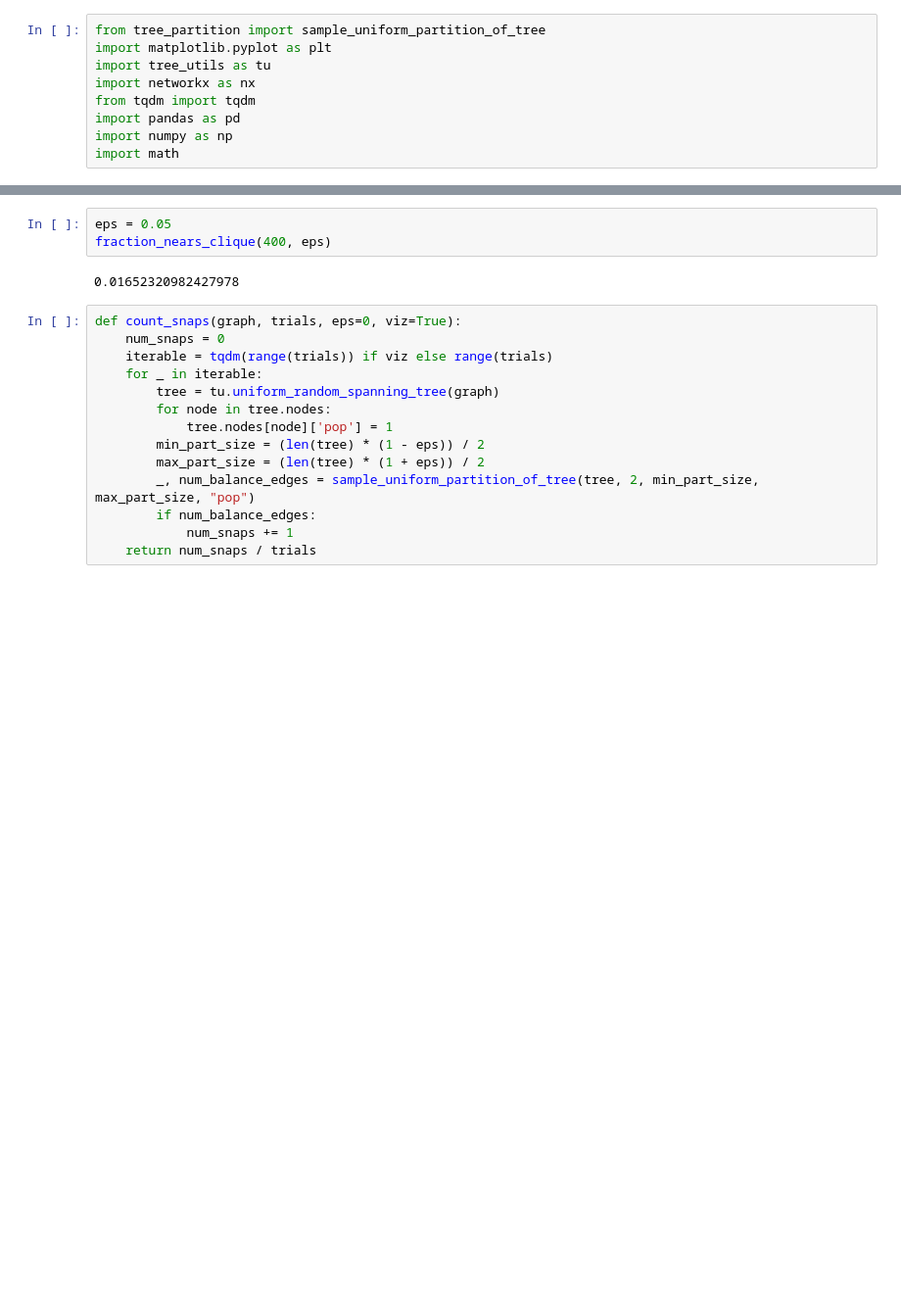
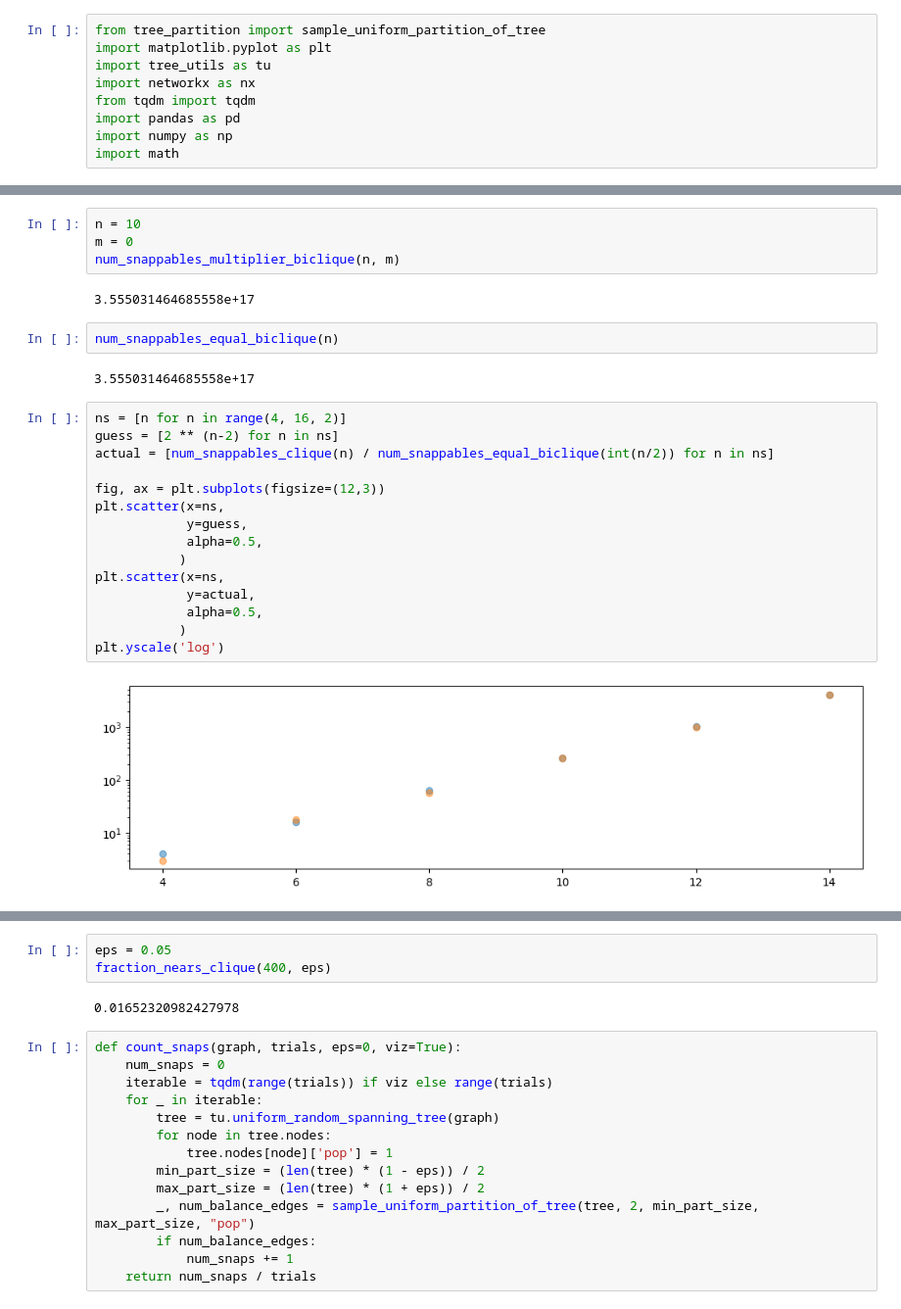
Before and after one commit to gabeschoenbach/snappable, a Jupyter notebook: checking_fractions.ipynb, the cells around one changed output, grey strips where cells are left out. Shown: that part at 98% size. Saved outputs shown, nothing was run; the diff lists cells and outputs as text; blank space fills up the shorter version.

```diff
--- a/checking_fractions.ipynb
+++ b/checking_fractions.ipynb
@@ -49,0 +156,27 @@ def fraction_snappables_equal_biclique(n):
+# %%
+n = 10
+m = 0
+num_snappables_multiplier_biclique(n, m)
+# %% [output]
+3.555031464685558e+17
+# %%
+num_snappables_equal_biclique(n)
+# %% [output]
+3.555031464685558e+17
+# %%
+ns = [n for n in range(4, 16, 2)]
+guess = [2 ** (n-2) for n in ns]
+actual = [num_snappables_clique(n) / num_snappables_equal_biclique(int(n/2)) for n in ns]
+
+fig, ax = plt.subplots(figsize=(12,3))
+plt.scatter(x=ns,
+            y=guess,
+            alpha=0.5,
+           )
+plt.scatter(x=ns,
+            y=actual,
+            alpha=0.5,
+           )
+plt.yscale('log')
+# %% [output]
+[figure, added]
```
Also changed, not shown: parts of 11 cells of this notebook.
